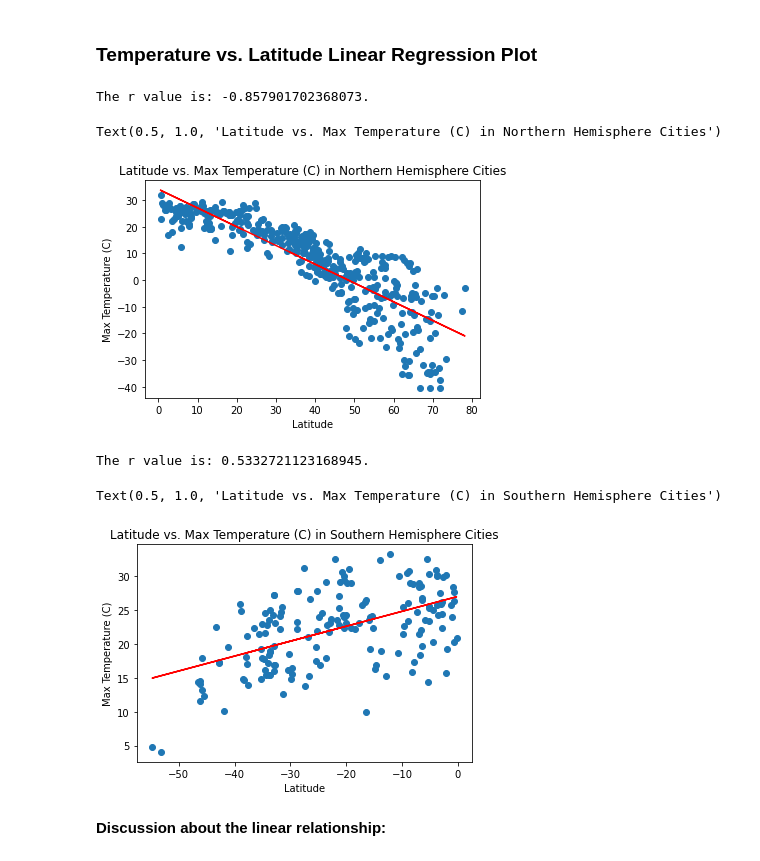
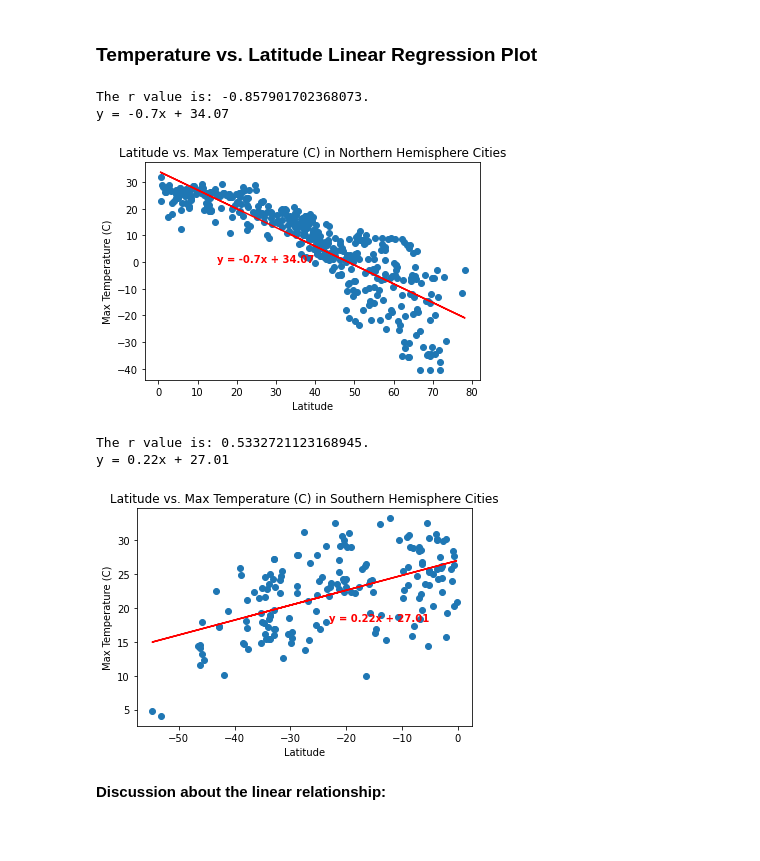
Before and after one commit to cxnoii/python-api-challenge, a Jupyter notebook: WeatherPy.ipynb, the cells around one changed output. Drawn from its saved outputs; the diff is of its cells as text; code cells hidden in the pictures.

```diff
--- a/WeatherPy.ipynb
+++ b/WeatherPy.ipynb
@@ -357,18 +322,22 @@ southern_hemi_cities_df.head()
 # %%
 # Linear regression on Northern Hemisphere
 north_hemi_lat = northern_hemi_cities_df['Lat']
 north_hemi_max_temp = northern_hemi_cities_df['Max Temp']
 
 plt.scatter(north_hemi_lat, north_hemi_max_temp,)
 bestfit(north_hemi_lat, north_hemi_max_temp)
 
 plt.xlabel('Latitude')
 plt.ylabel('Max Temperature (C)')
 plt.title('Latitude vs. Max Temperature (C) in Northern Hemisphere Cities')
+
+#i had to run my function first to have it print the line equation, then manually annotated for each bc line_eq only exists in the function
+plt.annotate('y = -0.7x + 34.07',(15,0), color = 'red', fontweight = 'bold')
+plt.savefig("output_data/Fig5.png")
 # %% [output]
 The r value is: -0.857901702368073.
+y = -0.7x + 34.07
-Text(0.5, 1.0, 'Latitude vs. Max Temperature (C) in Northern Hemisphere Cities')
-[figure, old version]
+[figure, new version]
 # %%
 # Linear regression on Southern Hemisphere
 south_hemi_lat = southern_hemi_cities_df['Lat']
@@ -379,9 +348,12 @@ bestfit(south_hemi_lat, south_hemi_max_temp)
 plt.xlabel('Latitude')
 plt.ylabel('Max Temperature (C)')
 plt.title('Latitude vs. Max Temperature (C) in Southern Hemisphere Cities')
+
+plt.annotate('y = 0.22x + 27.01',(-23,18), color = 'red', fontweight = 'bold')
+plt.savefig("output_data/Fig6.png")
 # %% [output]
 The r value is: 0.5332721123168945.
+y = 0.22x + 27.01
-Text(0.5, 1.0, 'Latitude vs. Max Temperature (C) in Southern Hemisphere Cities')
-[figure, old version]
+[figure, new version]
 # %% [markdown]
 **Discussion about the linear relationship:**
```
Also changed, not shown: parts of 21 cells of this notebook, 14 other files.
